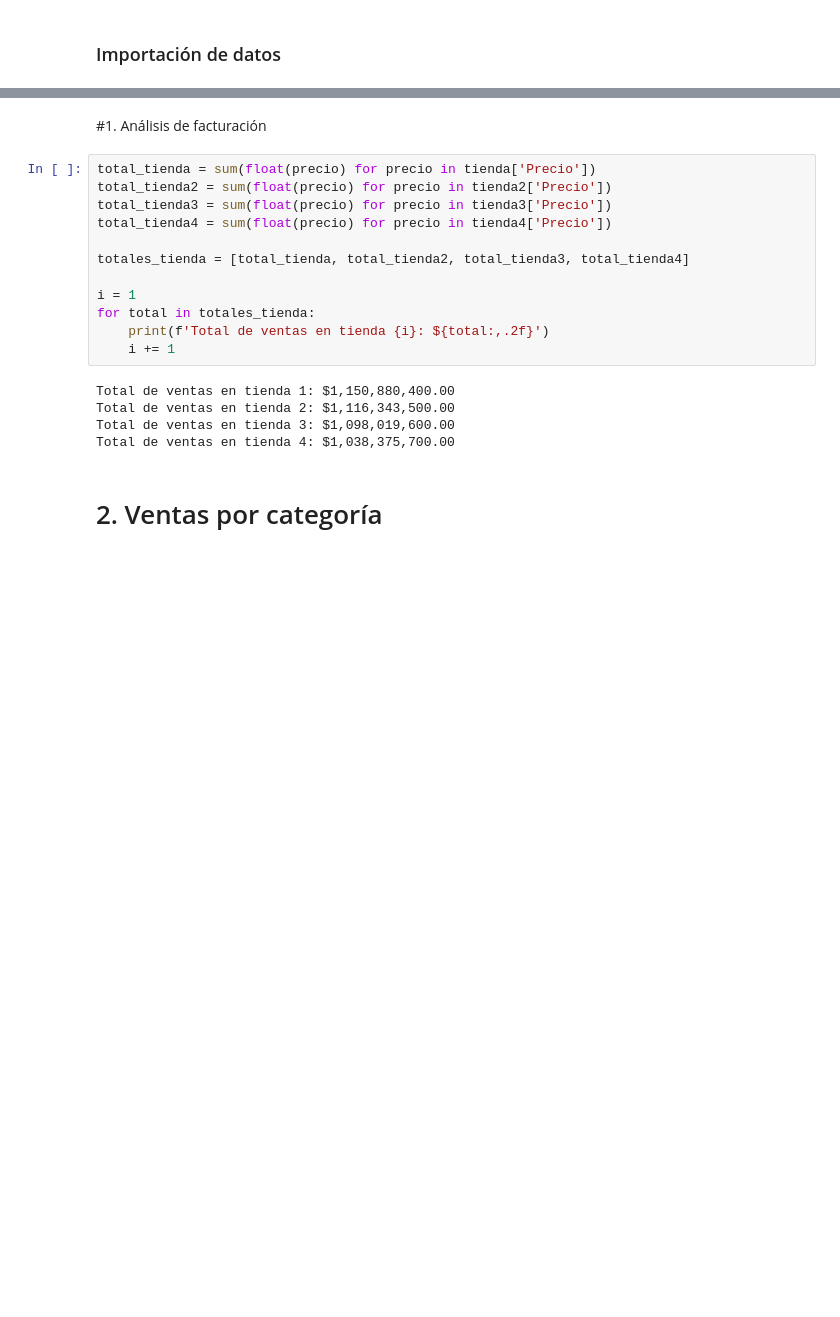
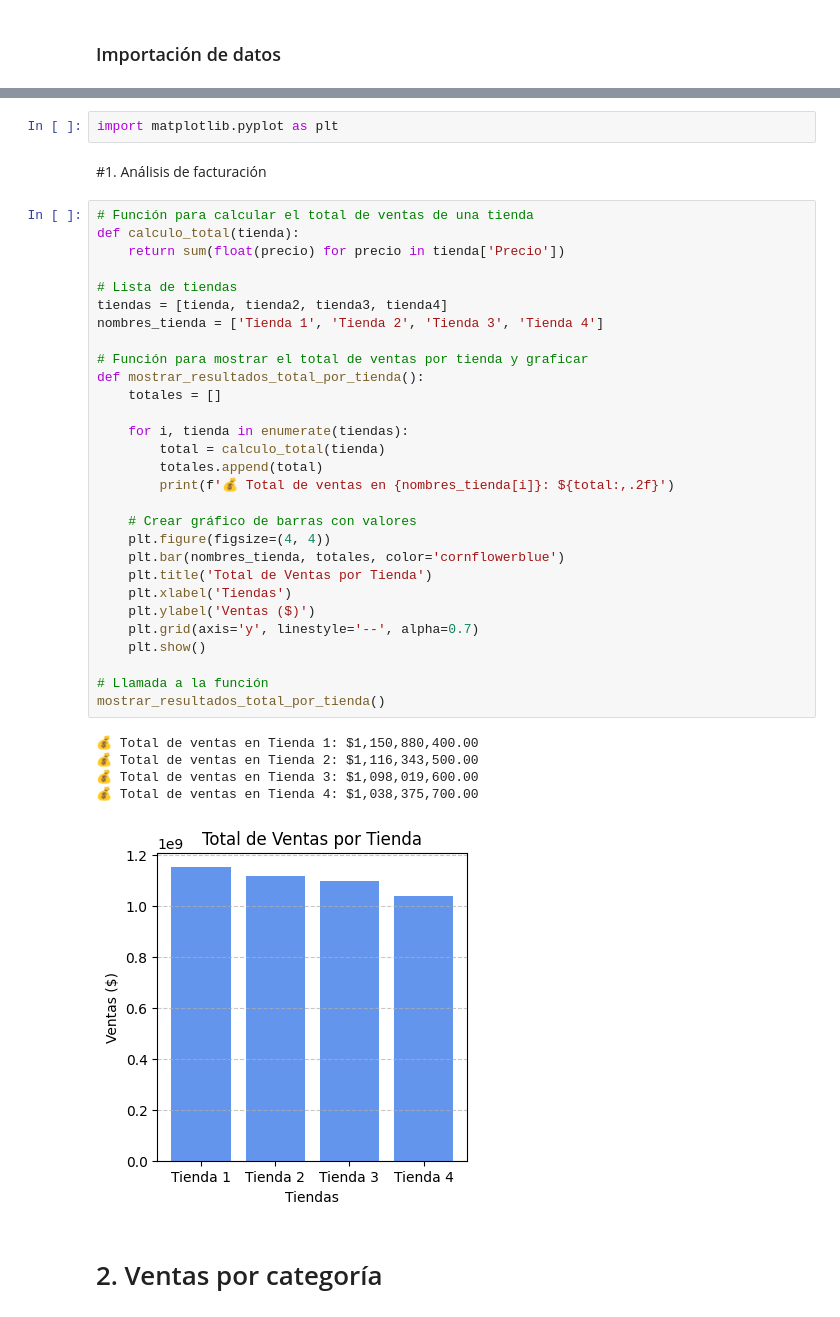
Before and after one commit to Javaled/Desafio01_AluraStore, a Jupyter notebook: AluraStoreLatam.ipynb, the cells around one changed output, grey strips where cells are left out. Drawn from its saved outputs; the diff is of its cells as text; blank space fills up the shorter version.

```diff
--- a/AluraStoreLatam.ipynb
+++ b/AluraStoreLatam.ipynb
@@ -23,25 +23,45 @@ tienda.head()
 | 2 | Juego de mesa | Juguetes | 209600.0 | 15900.0 | 15/03/2021 | Juan Fernandez | Cartagena | ... |
 | 3 | Microondas | Electrodomésticos | 757500.0 | 41000.0 | 03/05/2022 | Juan Fernandez | Cali | ... |
 | 4 | Silla de oficina | Muebles | 335200.0 | 20200.0 | 07/11/2020 | Maria Alfonso | Medellín | ... |
+# %%
+import matplotlib.pyplot as plt
 # %% [markdown]
 #1. Análisis de facturación
-# %%
-total_tienda = sum(float(precio) for precio in tienda['Precio'])
-total_tienda2 = sum(float(precio) for precio in tienda2['Precio'])
-total_tienda3 = sum(float(precio) for precio in tienda3['Precio'])
-total_tienda4 = sum(float(precio) for precio in tienda4['Precio'])
-
-totales_tienda = [total_tienda, total_tienda2, total_tienda3, total_tienda4]
-
-i = 1
-for total in totales_tienda:
-    print(f'Total de ventas en tienda {i}: ${total:,.2f}')
-    i += 1
-# %% [output]
-Total de ventas en tienda 1: $1,150,880,400.00
-Total de ventas en tienda 2: $1,116,343,500.00
-Total de ventas en tienda 3: $1,098,019,600.00
-Total de ventas en tienda 4: $1,038,375,700.00
+# %%
+# Función para calcular el total de ventas de una tienda
+def calculo_total(tienda):
+    return sum(float(precio) for precio in tienda['Precio'])
+
+# Lista de tiendas
+tiendas = [tienda, tienda2, tienda3, tienda4]
+nombres_tienda = ['Tienda 1', 'Tienda 2', 'Tienda 3', 'Tienda 4']
+
+# Función para mostrar el total de ventas por tienda y graficar
+def mostrar_resultados_total_por_tienda():
+    totales = []
+
+    for i, tienda in enumerate(tiendas):
+        total = calculo_total(tienda)
+        totales.append(total)
+        print(f'💰 Total de ventas en {nombres_tienda[i]}: ${total:,.2f}')
+
+    # Crear gráfico de barras con valores
+    plt.figure(figsize=(4, 4))
+    plt.bar(nombres_tienda, totales, color='cornflowerblue')
+    plt.title('Total de Ventas por Tienda')
+    plt.xlabel('Tiendas')
+    plt.ylabel('Ventas ($)')
+    plt.grid(axis='y', linestyle='--', alpha=0.7)
+    plt.show()
+
+# Llamada a la función
+mostrar_resultados_total_por_tienda()
+# %% [output]
+💰 Total de ventas en Tienda 1: $1,150,880,400.00
+💰 Total de ventas en Tienda 2: $1,116,343,500.00
+💰 Total de ventas en Tienda 3: $1,098,019,600.00
+💰 Total de ventas en Tienda 4: $1,038,375,700.00
+[figure, added]
 # %% [markdown]
 # 2. Ventas por categoría
 # %%
```
Also changed, not shown: parts of 5 cells of this notebook.
